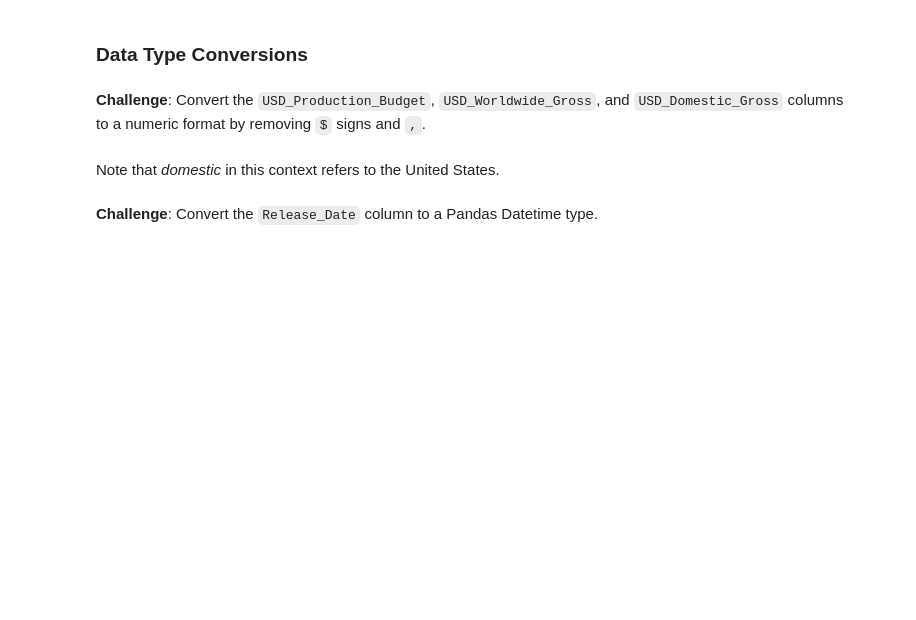
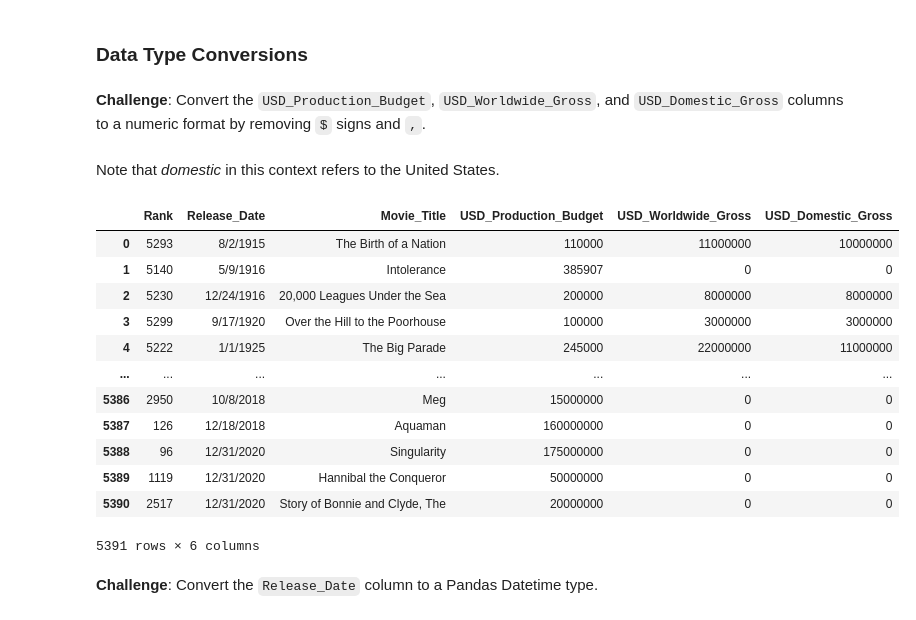
Before and after one commit to tbk81/100-DAYS-OF-CODE-PY, a Jupyter notebook: 78-film-budget-revenue/Seaborn_and_Linear_Regression.ipynb, the cells around one changed output. Cells and saved outputs as stored; diff of their text form; code cells hidden in the pictures; blank space fills up the shorter version.

```diff
--- a/78-film-budget-revenue/Seaborn_and_Linear_Regression.ipynb
+++ b/78-film-budget-revenue/Seaborn_and_Linear_Regression.ipynb
@@ -35,5 +82,32 @@ data = pd.read_csv('data/cost_revenue_dirty.csv')
 <br>
 <br>
 Note that *domestic* in this context refers to the United States.
+# %%
+chars_to_remove = [',', '$']
+columns_to_clean = ['USD_Production_Budget',
+                    'USD_Worldwide_Gross',
+                    'USD_Domestic_Gross']
+
+for col in columns_to_clean:
+    for char in chars_to_remove:
+        # Replace each character with an empty string
+        data[col] = data[col].astype(str).str.replace(char, "")
+    # Convert column to a numeric data type
+    data[col] = pd.to_numeric(data[col])
+data
+# %% [output]
+|  | Rank | Release_Date | Movie_Title | USD_Production_Budget | USD_Worldwide_Gross | USD_Domestic_Gross |
+| 0 | 5293 | 8/2/1915 | The Birth of a Nation | 110000 | 11000000 | 10000000 |
+| 1 | 5140 | 5/9/1916 | Intolerance | 385907 | 0 | 0 |
+| 2 | 5230 | 12/24/1916 | 20,000 Leagues Under the Sea | 200000 | 8000000 | 8000000 |
+| 3 | 5299 | 9/17/1920 | Over the Hill to the Poorhouse | 100000 | 3000000 | 3000000 |
+| 4 | 5222 | 1/1/1925 | The Big Parade | 245000 | 22000000 | 11000000 |
+| ... | ... | ... | ... | ... | ... | ... |
+| 5386 | 2950 | 10/8/2018 | Meg | 15000000 | 0 | 0 |
+| 5387 | 126 | 12/18/2018 | Aquaman | 160000000 | 0 | 0 |
+| 5388 | 96 | 12/31/2020 | Singularity | 175000000 | 0 | 0 |
+| 5389 | 1119 | 12/31/2020 | Hannibal the Conqueror | 50000000 | 0 | 0 |
+| 5390 | 2517 | 12/31/2020 | Story of Bonnie and Clyde, The | 20000000 | 0 | 0 |
+5391 rows × 6 columns
 # %% [markdown]
 **Challenge**: Convert the `Release_Date` column to a Pandas Datetime type.
```
Also changed, not shown: parts of 19 cells of this notebook.
